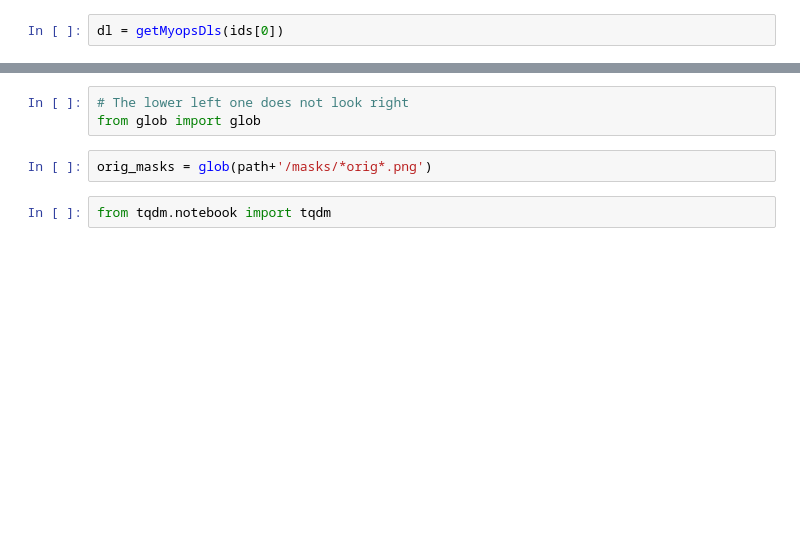
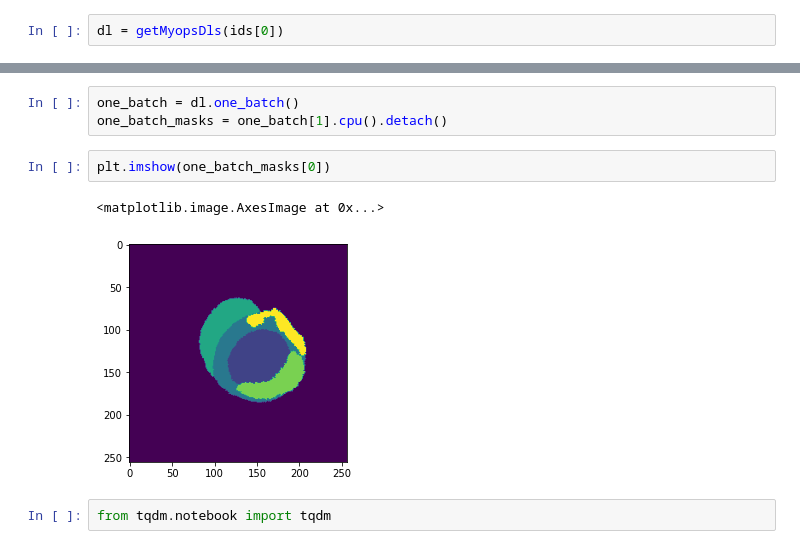
Before and after one commit to chfc-cmi/miccai2020-myops, a Jupyter notebook: code/04_crop_focal_edOnly_unet_resnet34.ipynb, the cells around one changed output, grey strips where cells are left out. Saved outputs shown, nothing was run; the diff lists cells and outputs as text; blank space fills up the shorter version.

```diff
--- a/code/04_crop_focal_edOnly_unet_resnet34.ipynb
+++ b/code/04_crop_focal_edOnly_unet_resnet34.ipynb
@@ -110,8 +118,11 @@ dl.show_batch()
-# %%
-# The lower left one does not look right
-from glob import glob
-# %%
-orig_masks = glob(path+'/masks/*orig*.png')
+# %%
+one_batch = dl.one_batch()
+one_batch_masks = one_batch[1].cpu().detach()
+# %%
+plt.imshow(one_batch_masks[0])
+# %% [output]
+<matplotlib.image.AxesImage at 0x...>
+[figure, added]
 # %%
 from tqdm.notebook import tqdm
 # %%
```
Also changed, not shown: parts of 20 cells of this notebook.
